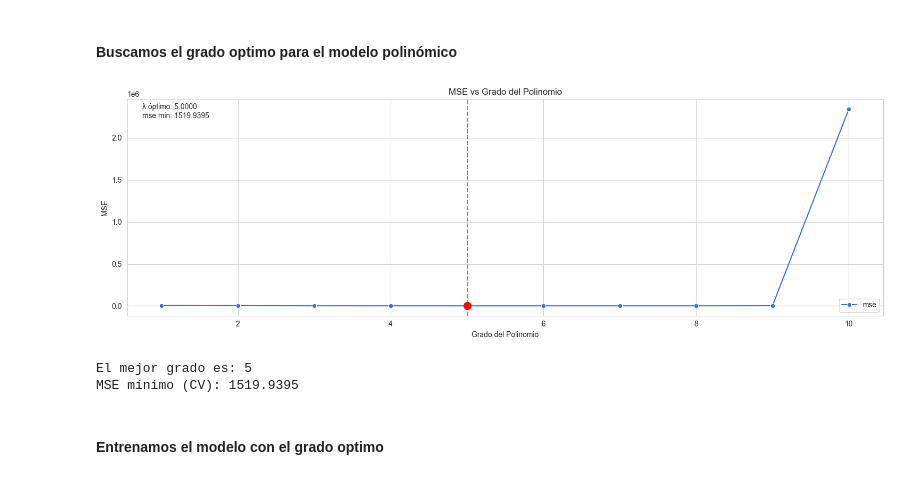
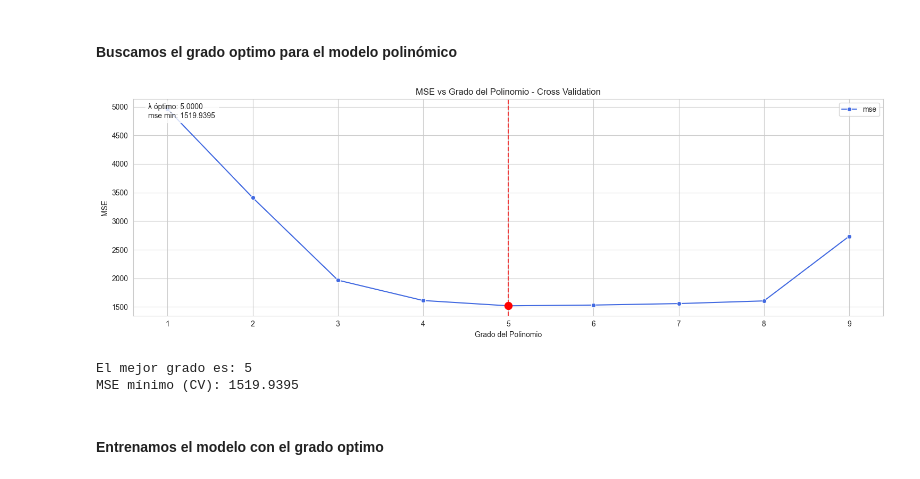
Before and after one commit to frizynn/tp1-machine-learning, a Jupyter notebook: src/Entrega_Tp1.ipynb, the cells around one changed output. Cells and saved outputs as stored; diff of their text form; code cells hidden in the pictures.

```diff
--- a/src/Entrega_Tp1.ipynb
+++ b/src/Entrega_Tp1.ipynb
@@ -791,7 +789,7 @@ df_optimal_degree = pd.read_csv(r"../data/processed/casas_dev_eng_mean_impute.cs
 X_optimal_degree = df_optimal_degree.drop('price', axis=1)
 y_optimal_degree = df_optimal_degree['price']
 
-degrees = np.arange(1, 11, dtype=int)
+degrees = np.arange(1, 10, dtype=int)
 
 
 optimal_degree, best_cv_error, cv_error_scores = cross_validate_lambda(
@@ -812,23 +810,22 @@ OPTIMAL_DEGREE = optimal_degree['mse']
 # %%
 from utils.visuals import plot_metric_vs_lambda
 
 
 fig, ax1 = plt.subplots(1, 1, figsize=(15, 5))
 
-
 min_degree, min_mse = plot_metric_vs_lambda(ax1, degrees, cv_error_scores['mse'], metric_name='mse')
 
 ax1.set_xlabel('Grado del Polinomio')
 ax1.set_ylabel('MSE')
-ax1.set_title('MSE vs Grado del Polinomio')
+ax1.set_title('MSE vs Grado del Polinomio - Cross Validation')
 
 plt.tight_layout()
 plt.show()
 
 print(f"El mejor grado es: {min_degree}")
 print(f"MSE mínimo (CV): {min_mse:.4f}")
 # %% [output]
-[figure, old version]
+[figure, new version]
 El mejor grado es: 5
 MSE mínimo (CV): 1519.9395
 # %% [markdown]
```
Also changed, not shown: parts of 7 cells of this notebook, 2 other files.
